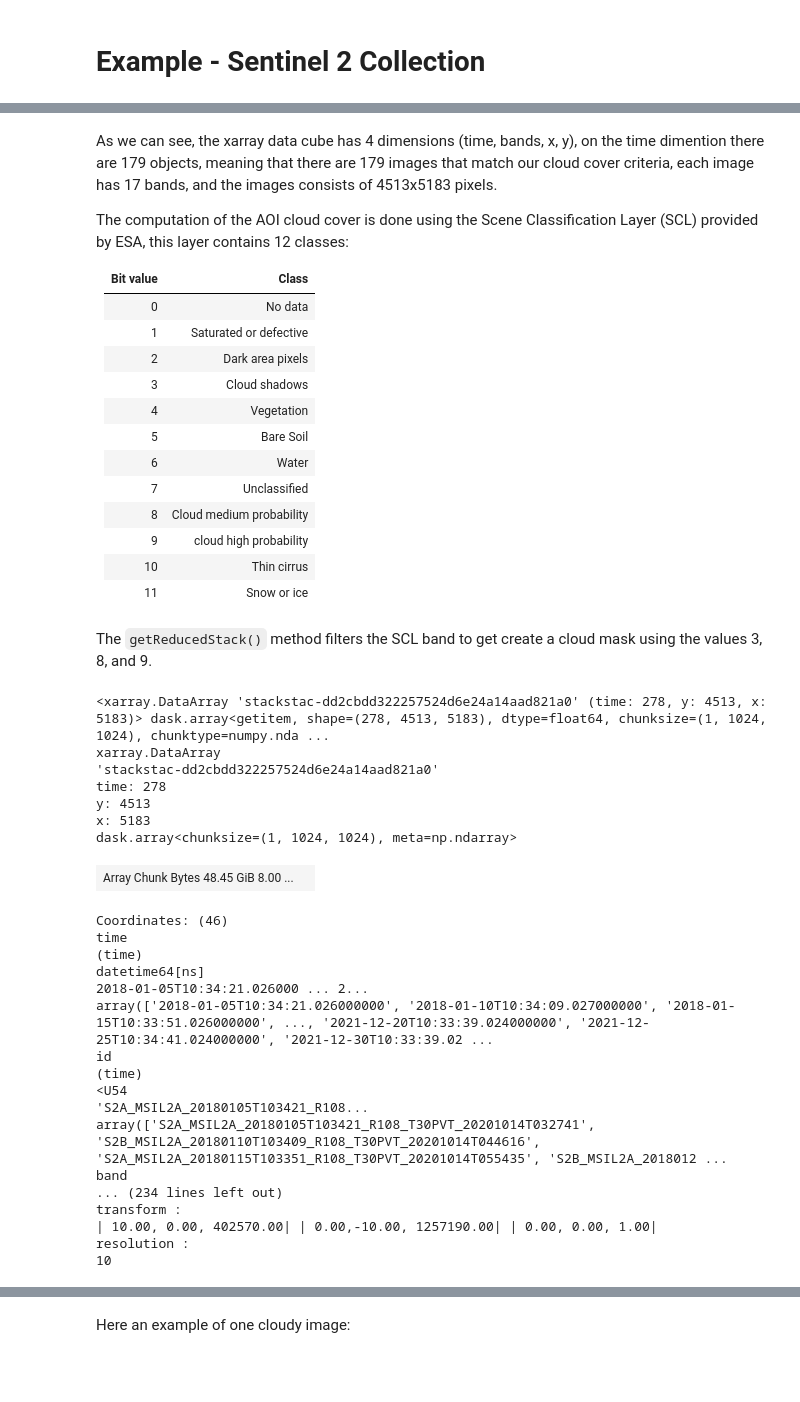
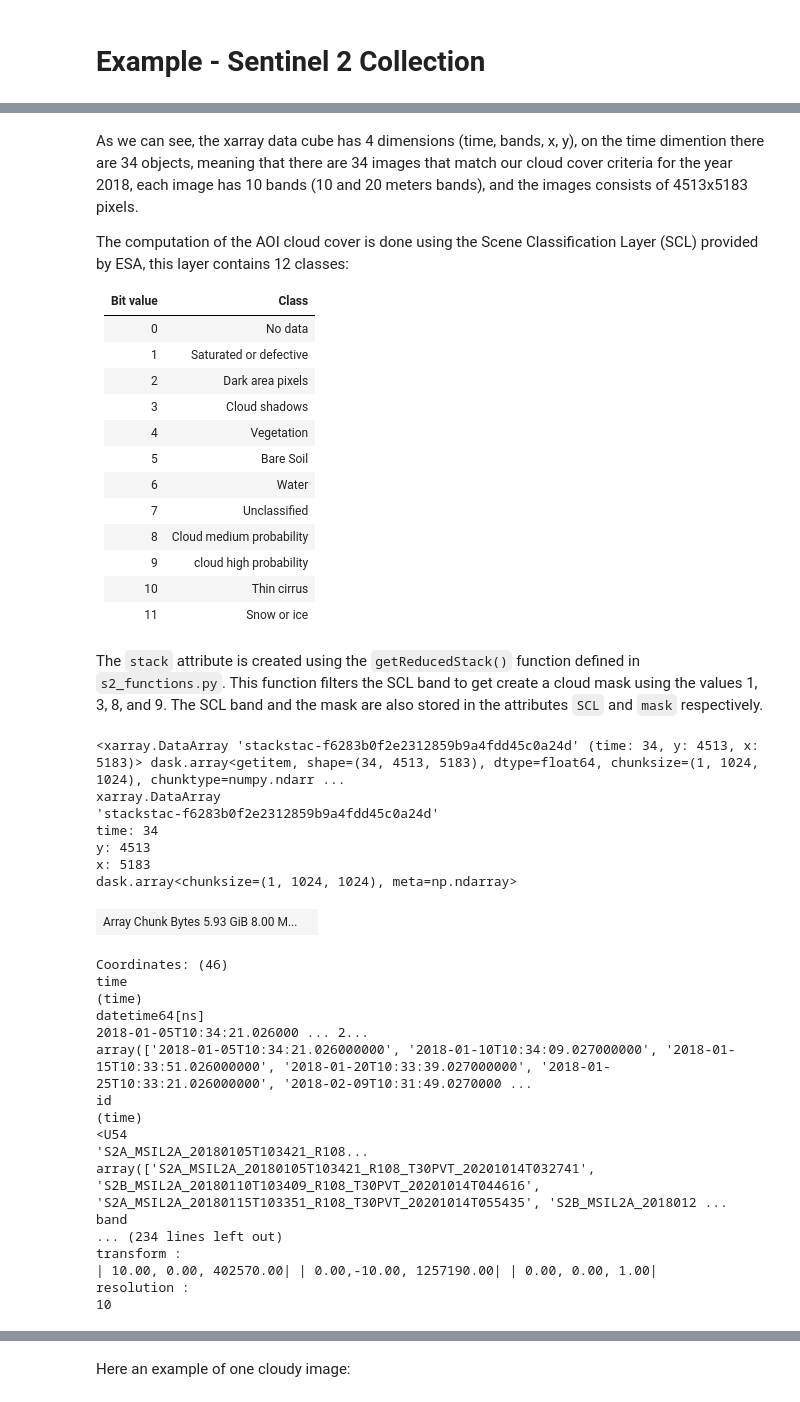
Before and after one commit to EdgarJoao30/mtda, a Jupyter notebook: example_s2.ipynb, the cells around one changed output, grey strips where cells are left out. Saved outputs shown, nothing was run; the diff lists cells and outputs as text; code cells hidden in the pictures; blank space fills up the shorter version.

```diff
--- a/example_s2.ipynb
+++ b/example_s2.ipynb
@@ -56,5 +56,5 @@ resolution :
 # %% [markdown]
-As we can see, the xarray data cube has 4 dimensions (time, bands, x, y), on the time dimention there are 179 objects, meaning that there are 179 images that match our cloud cover criteria, each image has 17 bands, and the images consists of 4513x5183 pixels.
+As we can see, the xarray data cube has 4 dimensions (time, bands, x, y), on the time dimention there are 34 objects, meaning that there are 34 images that match our cloud cover criteria for the year 2018, each image has 10 bands (10 and 20 meters bands), and the images consists of 4513x5183 pixels.
 
 The computation of the AOI cloud cover is done using the Scene Classification Layer (SCL) provided by ESA, this layer contains 12 classes:
 
@@ -73,34 +73,33 @@ The computation of the AOI cloud cover is done using the Scene Classification La
 | 10 | Thin cirrus |
 | 11 | Snow or ice |
 # %% [markdown]
-The `getReducedStack()` method filters the SCL band to get create a cloud mask using the values 3, 8, and 9.
+The `stack` attribute is created using the `getReducedStack()` function defined in `s2_functions.py`. This function filters the SCL band to get create a cloud mask using the values 1, 3, 8, and 9. The SCL band and the mask are also stored in the attributes `SCL` and `mask` respectively.
-# %%
-SCL = stackstac.stack(s2collections[2].getItemAll(), resolution = 10, bounds = bbox).sel(band = 'SCL')
-SCL
-# %% [output]
-<xarray.DataArray 'stackstac-dd2cbdd322257524d6e24a14aad821a0' (time: 278, y: 4513, x: 5183)> dask.array<getitem, shape=(278, 4513, 5183), dtype=float64, chunksize=(1, 1024, 1024), chunktype=numpy.nda ...
-xarray.DataArray
-'stackstac-dd2cbdd322257524d6e24a14aad821a0'
-time: 278
-y: 4513
-x: 5183
-dask.array<chunksize=(1, 1024, 1024), meta=np.ndarray>
-| Array Chunk Bytes 48.45 GiB 8.00 ... |  |
-Coordinates: (46)
-time
-(time)
-datetime64[ns]
-2018-01-05T10:34:21.026000 ... 2...
-array(['2018-01-05T10:34:21.026000000', '2018-01-10T10:34:09.027000000', '2018-01-15T10:33:51.026000000', ..., '2021-12-20T10:33:39.024000000', '2021-12-25T10:34:41.024000000', '2021-12-30T10:33:39.02 ...
-id
-(time)
-<U54
-'S2A_MSIL2A_20180105T103421_R108...
-array(['S2A_MSIL2A_20180105T103421_R108_T30PVT_20201014T032741', 'S2B_MSIL2A_20180110T103409_R108_T30PVT_20201014T044616', 'S2A_MSIL2A_20180115T103351_R108_T30PVT_20201014T055435', 'S2B_MSIL2A_2018012 ...
-band
-... (234 lines left out)
-transform :
-| 10.00, 0.00, 402570.00| | 0.00,-10.00, 1257190.00| | 0.00, 0.00, 1.00|
-resolution :
-10
+# %%
+data[0].SCL
+# %% [output]
+<xarray.DataArray 'stackstac-f6283b0f2e2312859b9a4fdd45c0a24d' (time: 34, y: 4513, x: 5183)> dask.array<getitem, shape=(34, 4513, 5183), dtype=float64, chunksize=(1, 1024, 1024), chunktype=numpy.ndarr ...
+xarray.DataArray
+'stackstac-f6283b0f2e2312859b9a4fdd45c0a24d'
+time: 34
+y: 4513
+x: 5183
+dask.array<chunksize=(1, 1024, 1024), meta=np.ndarray>
+| Array Chunk Bytes 5.93 GiB 8.00 M... |  |
+Coordinates: (46)
+time
+(time)
+datetime64[ns]
+2018-01-05T10:34:21.026000 ... 2...
+array(['2018-01-05T10:34:21.026000000', '2018-01-10T10:34:09.027000000', '2018-01-15T10:33:51.026000000', '2018-01-20T10:33:39.027000000', '2018-01-25T10:33:21.026000000', '2018-02-09T10:31:49.0270000 ...
+id
+(time)
+<U54
+'S2A_MSIL2A_20180105T103421_R108...
+array(['S2A_MSIL2A_20180105T103421_R108_T30PVT_20201014T032741', 'S2B_MSIL2A_20180110T103409_R108_T30PVT_20201014T044616', 'S2A_MSIL2A_20180115T103351_R108_T30PVT_20201014T055435', 'S2B_MSIL2A_2018012 ...
+band
+... (234 lines left out)
+transform :
+| 10.00, 0.00, 402570.00| | 0.00,-10.00, 1257190.00| | 0.00, 0.00, 1.00|
+resolution :
+10
 # %%
```
Also changed, not shown: parts of 25 cells of this notebook, 2 other files.
